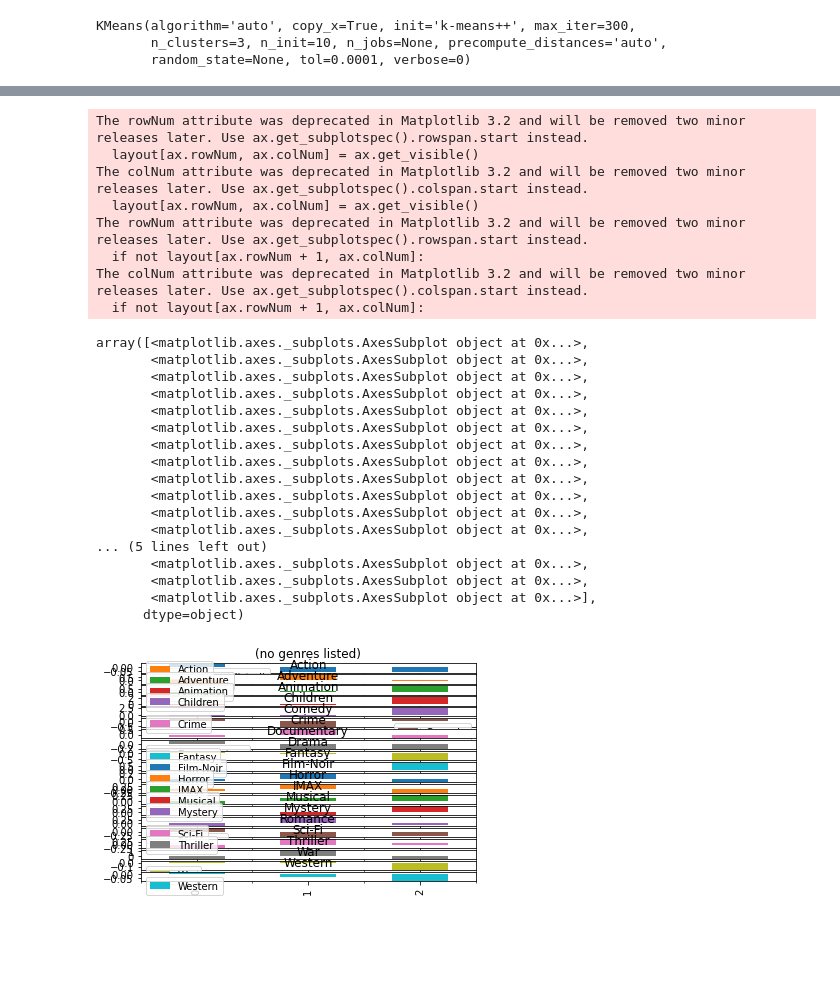
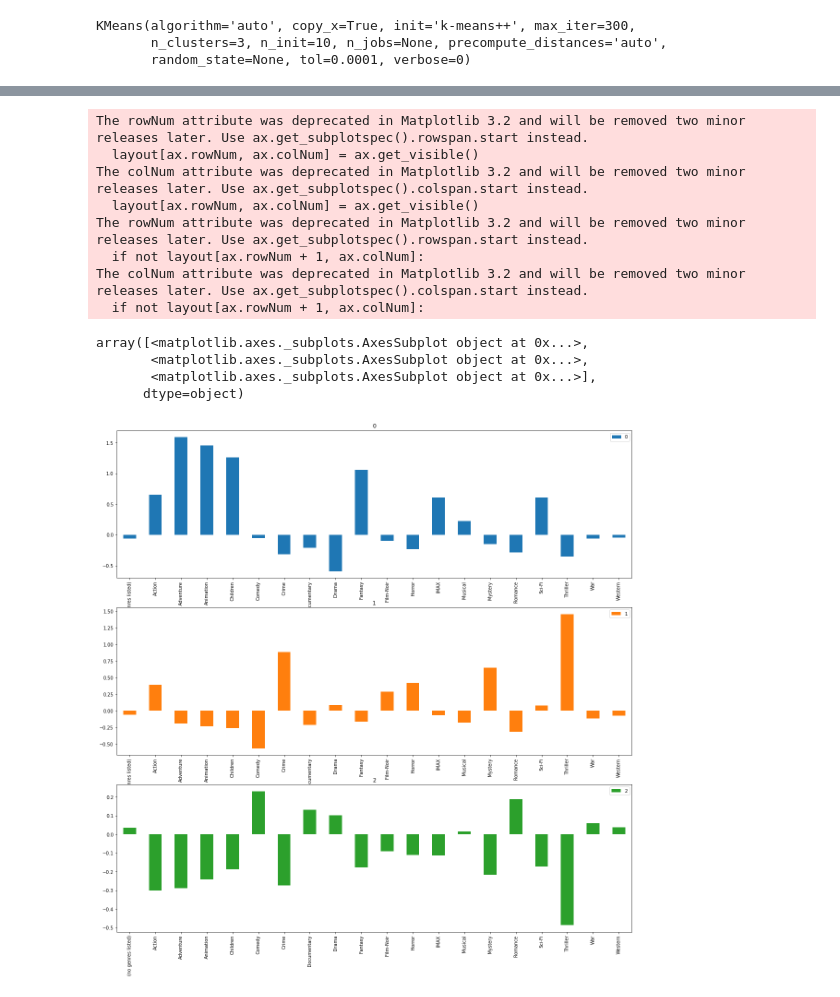
Before and after one commit to EduardoMoraesRitter/machine-learning-algoritmos-nao-supervisionados, a Jupyter notebook: 1_modelo_nao_supervisionado.ipynb, the cells around one changed output, grey strips where cells are left out. Drawn from its saved outputs; the diff is of its cells as text; code cells hidden in the pictures; blank space fills up the shorter version.

```diff
--- a/1_modelo_nao_supervisionado.ipynb
+++ b/1_modelo_nao_supervisionado.ipynb
@@ -235,29 +283,16 @@ grupos
 # %%
-grupos.plot.bar(subplots=True)
+grupos.transpose().plot.bar(subplots=True, figsize=(20,20), sharex=False)
 # %% [output]
 The rowNum attribute was deprecated in Matplotlib 3.2 and will be removed two minor releases later. Use ax.get_subplotspec().rowspan.start instead.
   layout[ax.rowNum, ax.colNum] = ax.get_visible()
 The colNum attribute was deprecated in Matplotlib 3.2 and will be removed two minor releases later. Use ax.get_subplotspec().colspan.start instead.
   layout[ax.rowNum, ax.colNum] = ax.get_visible()
 The rowNum attribute was deprecated in Matplotlib 3.2 and will be removed two minor releases later. Use ax.get_subplotspec().rowspan.start instead.
   if not layout[ax.rowNum + 1, ax.colNum]:
 The colNum attribute was deprecated in Matplotlib 3.2 and will be removed two minor releases later. Use ax.get_subplotspec().colspan.start instead.
   if not layout[ax.rowNum + 1, ax.colNum]:
 array([<matplotlib.axes._subplots.AxesSubplot object at 0x...>,
-       <matplotlib.axes._subplots.AxesSubplot object at 0x...>,
-       <matplotlib.axes._subplots.AxesSubplot object at 0x...>,
-       <matplotlib.axes._subplots.AxesSubplot object at 0x...>,
-       <matplotlib.axes._subplots.AxesSubplot object at 0x...>,
-       <matplotlib.axes._subplots.AxesSubplot object at 0x...>,
-       <matplotlib.axes._subplots.AxesSubplot object at 0x...>,
-       <matplotlib.axes._subplots.AxesSubplot object at 0x...>,
-       <matplotlib.axes._subplots.AxesSubplot object at 0x...>,
-       <matplotlib.axes._subplots.AxesSubplot object at 0x...>,
-       <matplotlib.axes._subplots.AxesSubplot object at 0x...>,
-       <matplotlib.axes._subplots.AxesSubplot object at 0x...>,
-... (5 lines left out)
-       <matplotlib.axes._subplots.AxesSubplot object at 0x...>,
        <matplotlib.axes._subplots.AxesSubplot object at 0x...>,
        <matplotlib.axes._subplots.AxesSubplot object at 0x...>],
       dtype=object)
-[figure, old version]
+[figure, new version]
```
Also changed, not shown: parts of 8 cells of this notebook.
